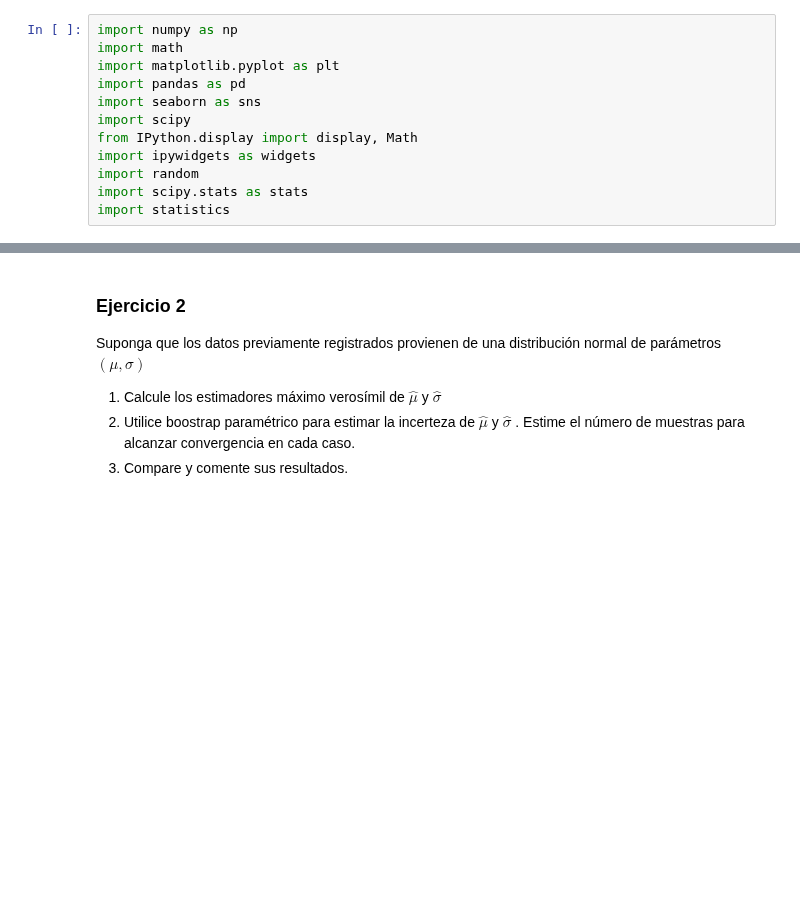
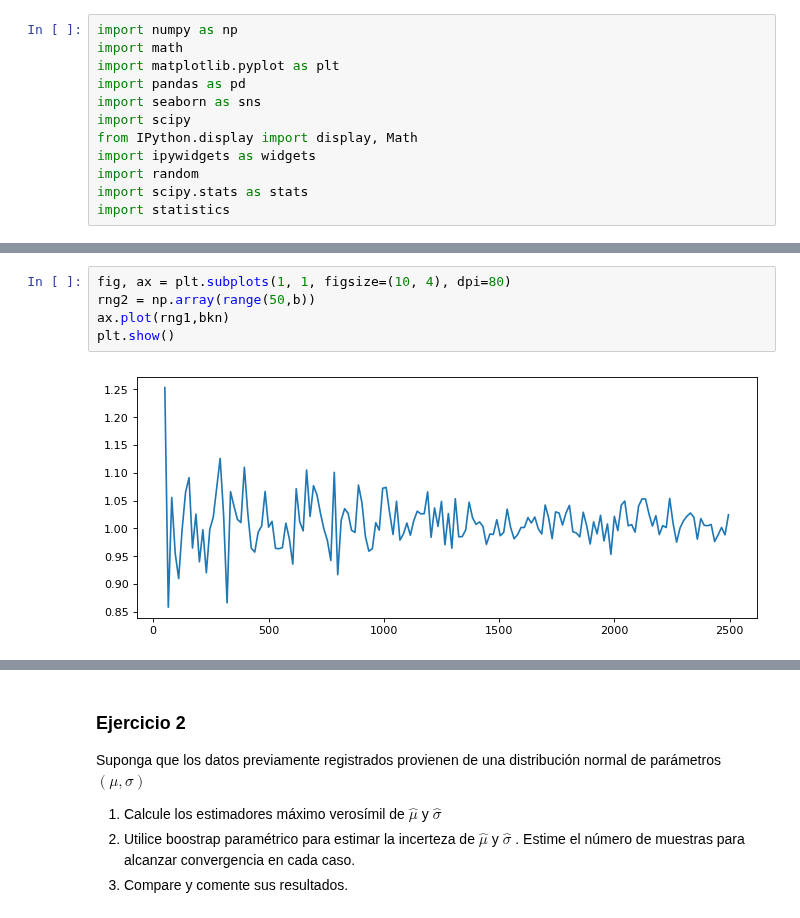
Before and after one commit to estebantejeda/INFO274, a Jupyter notebook: lab5/Laboratorio5.ipynb, the cells around one changed output, grey strips where cells are left out. Saved outputs shown, nothing was run; the diff lists cells and outputs as text; blank space fills up the shorter version.

```diff
--- a/lab5/Laboratorio5.ipynb
+++ b/lab5/Laboratorio5.ipynb
@@ -48,0 +60,7 @@ $\displaystyle 11.65 \pm 1.04$
+# %%
+fig, ax = plt.subplots(1, 1, figsize=(10, 4), dpi=80)
+rng2 = np.array(range(50,b))
+ax.plot(rng1,bkn)
+plt.show()
+# %% [output]
+[figure, added]
```
Also changed, not shown: parts of 6 cells of this notebook.
